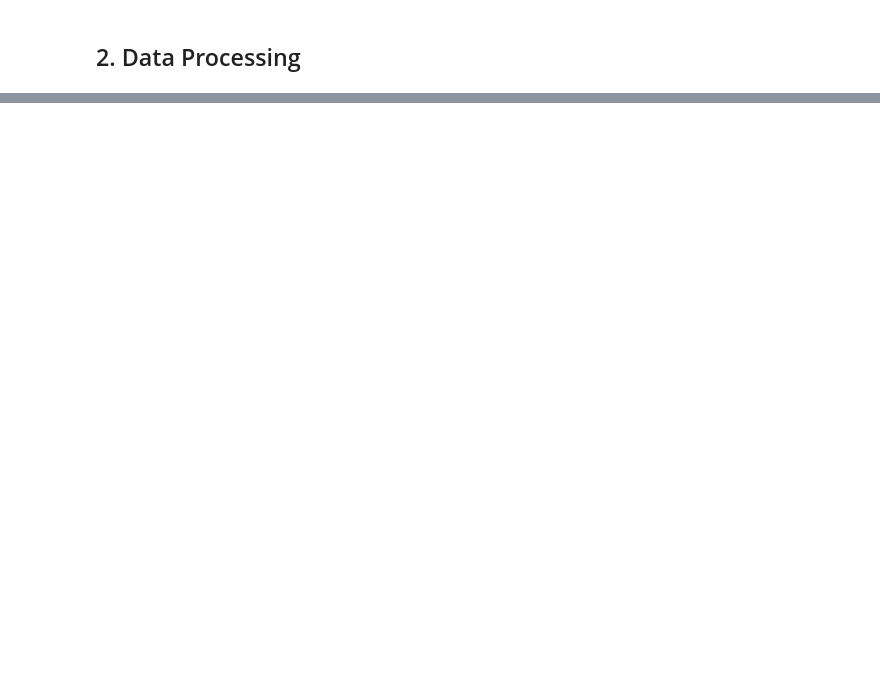
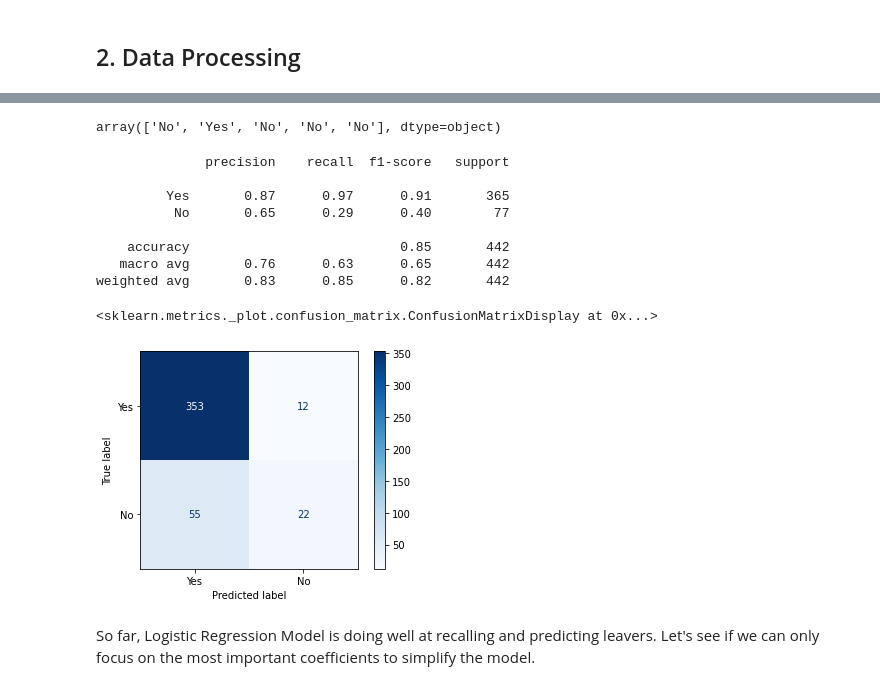
Before and after one commit to mangoann/EmployeeChurnAnalytics, a Jupyter notebook: Churn_Analytics.ipynb, the cells around one changed output, grey strips where cells are left out. Cells and saved outputs as stored; diff of their text form; code cells hidden in the pictures; blank space fills up the shorter version.

```diff
--- a/Churn_Analytics.ipynb
+++ b/Churn_Analytics.ipynb
@@ -634,17 +292,0 @@ from sklearn.linear_model import LogisticRegression
-# %%
-# Train logistic regression with class weighting
-logreg = LogisticRegression(class_weight='balanced', max_iter=1000, random_state=123)
-logreg.fit(x_train_top20, y_train)
-
-# Predict
-y_pred_logreg = logreg.predict(x_test_top20)
-
-# Evaluate
-print("📋 Classification Report:\n")
-print(classification_report(y_test, y_pred_logreg, target_names=["Stay", "Leave"]))
-
-# Confusion matrix
-cm_logreg = confusion_matrix(y_test, y_pred_logreg)
-disp = ConfusionMatrixDisplay(confusion_matrix=cm_logreg, display_labels=["Stay", "Leave"])
-disp.plot(cmap="Blues")
-plt.show()
@@ -781,0 +344,10 @@ data_t.to_csv("/Users/leanhe/Desktop/Github/HR_Analytics/employee_data_tableau.c
+# %%
+# Try Logistic Regression Model
+from sklearn.linear_model import LogisticRegression
+from sklearn.pipeline import make_pipeline
+
+log_reg = Pipeline([
+    ('preprocessing', preprocessing),
+    ('log_reg', LogisticRegression())
+])
+log_reg.fit(X_train, y_train)
@@ -781,0 +372,30 @@ data_t.to_csv("/Users/leanhe/Desktop/Github/HR_Analytics/employee_data_tableau.c
+# %%
+y_pred = log_reg.predict(X_test)
+y_pred[:5]
+# %% [output]
+array(['No', 'Yes', 'No', 'No', 'No'], dtype=object)
+# %%
+#Evaluate
+
+from sklearn.metrics import classification_report, confusion_matrix, ConfusionMatrixDisplay
+
+# Classification report
+print(classification_report(y_test, y_pred, target_names=["Yes", "No"]))
+
+# Confusion matrix
+cm = confusion_matrix(y_test, y_pred)
+disp = ConfusionMatrixDisplay(confusion_matrix=cm, display_labels=["Yes", "No"])
+disp.plot(cmap="Blues")
+# %% [output]
+              precision    recall  f1-score   support
+
+         Yes       0.87      0.97      0.91       365
+          No       0.65      0.29      0.40        77
+
+    accuracy                           0.85       442
+   macro avg       0.76      0.63      0.65       442
+weighted avg       0.83      0.85      0.82       442
+<sklearn.metrics._plot.confusion_matrix.ConfusionMatrixDisplay at 0x...>
+[figure, added]
+# %% [markdown]
+So far, Logistic Regression Model is doing well at recalling and predicting leavers. Let's see if we can only focus on the most important coefficients to simplify the model.
```
Also changed, not shown: parts of 132 cells of this notebook.
